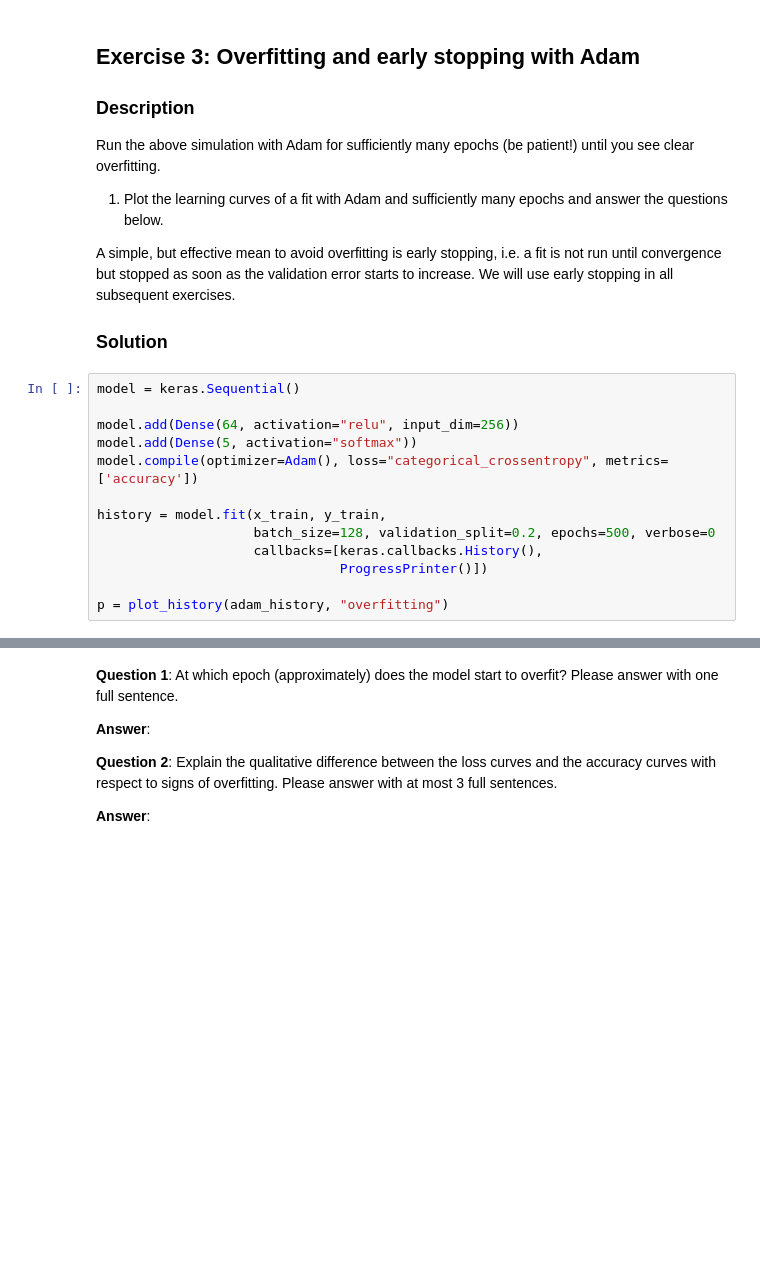
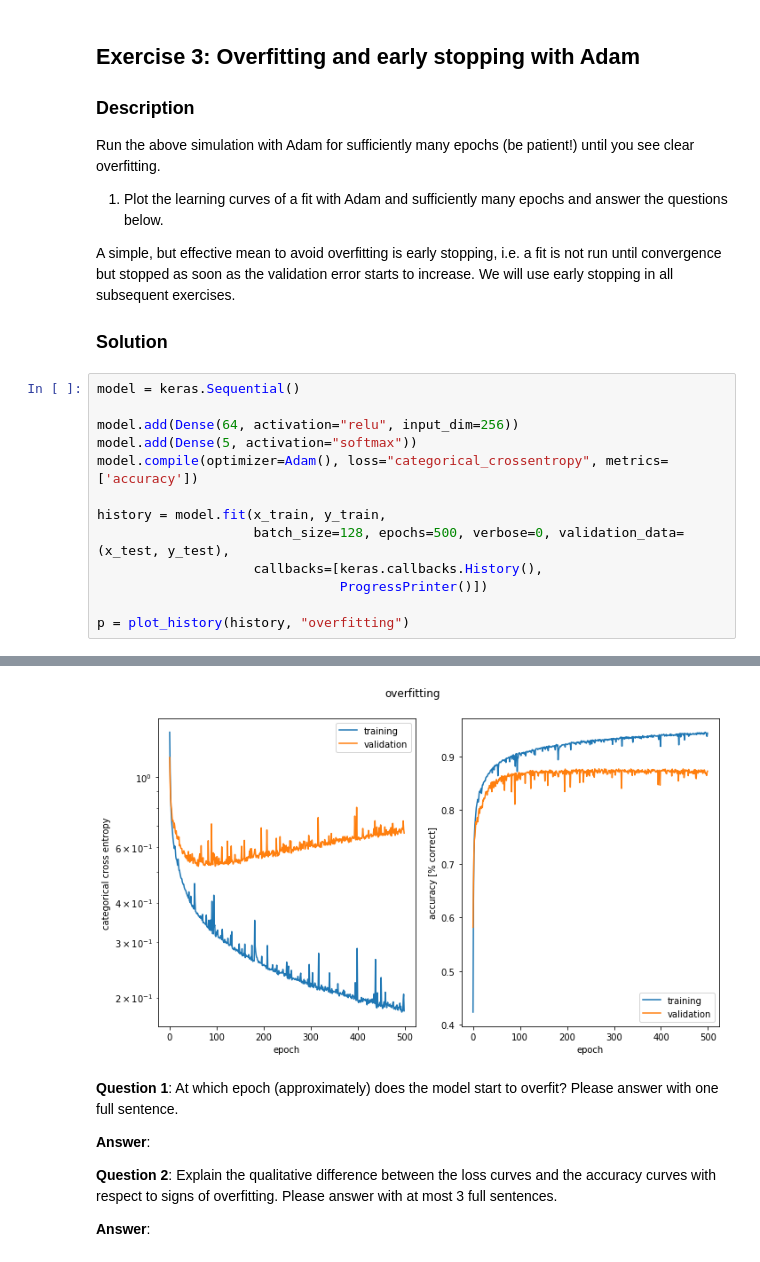
Before and after one commit to davidedidio/ANN, a Jupyter notebook: miniproject1/miniproject1.ipynb, the cells around one changed output, grey strips where cells are left out. Cells and saved outputs as stored; diff of their text form; blank space fills up the shorter version.

```diff
--- a/miniproject1/miniproject1.ipynb
+++ b/miniproject1/miniproject1.ipynb
@@ -366,8 +368,9 @@ model.add(Dense(5, activation="softmax"))
 model.compile(optimizer=Adam(), loss="categorical_crossentropy", metrics=['accuracy'])
 
 history = model.fit(x_train, y_train,
-                    batch_size=128, validation_split=0.2, epochs=500, verbose=0
+                    batch_size=128, epochs=500, verbose=0, validation_data=(x_test, y_test),
                     callbacks=[keras.callbacks.History(),
                                ProgressPrinter()])
 
-p = plot_history(adam_history, "overfitting")
+p = plot_history(history, "overfitting")
+# %% [output]
@@ -374,3 +378,4 @@ p = plot_history(adam_history, "overfitting")
+[figure, added]
 # %% [markdown]
 **Question 1**: At which epoch (approximately) does the model start to overfit? Please answer with one full sentence.
 
```
Also changed, not shown: parts of 18 cells of this notebook.
